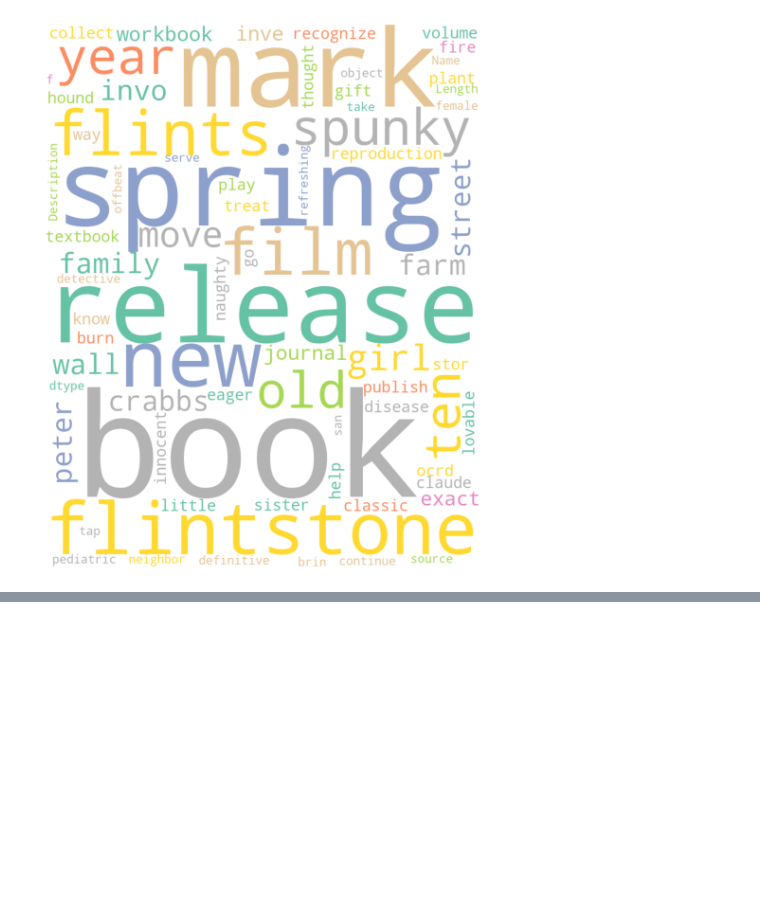
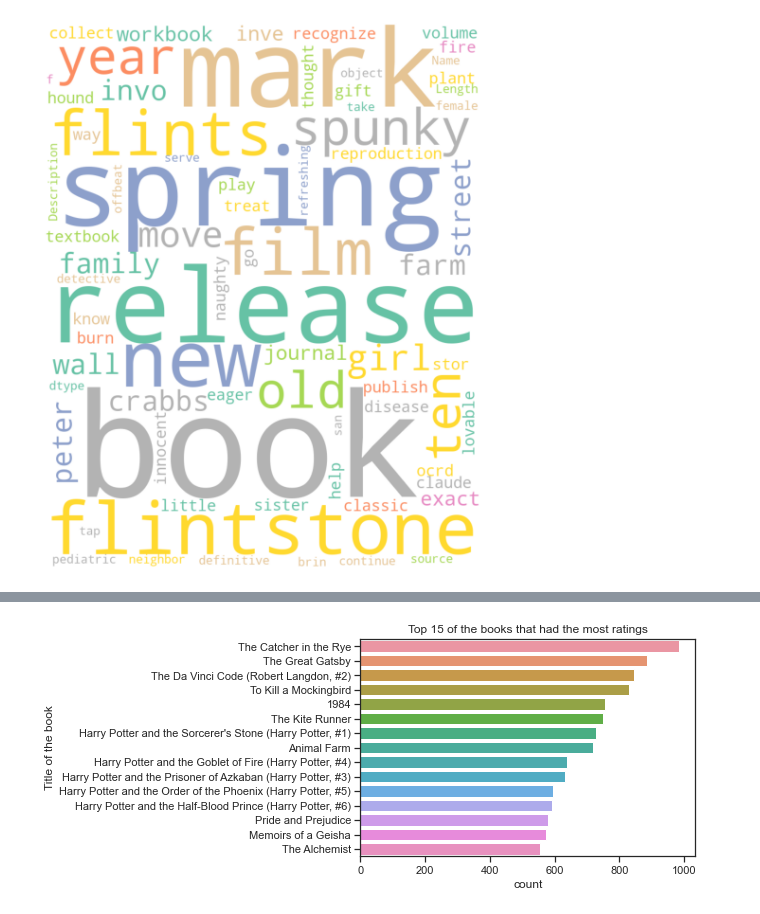
Before and after one commit to cecilegltslmcs/recommender_sys_books, a Jupyter notebook: P7_01_notebookcleaning.ipynb, the cells around one changed output, grey strips where cells are left out. Drawn from its saved outputs; the diff is of its cells as text; code cells hidden in the pictures; blank space fills up the shorter version.

```diff
--- a/P7_01_notebookcleaning.ipynb
+++ b/P7_01_notebookcleaning.ipynb
@@ -276,0 +348,9 @@ data.to_parquet("Datasets/dataset_model.parquet.gzip",
+# %%
+sns.countplot(y="Name",
+              data=merged_users,
+              order=merged_users["Name"].value_counts().index[:15])
+plt.ylabel("Title of the book")
+plt.title("Top 15 of the books that had the most ratings")
+plt.show()
+# %% [output]
+[figure, added]
```
Also changed, not shown: parts of 18 cells of this notebook.
